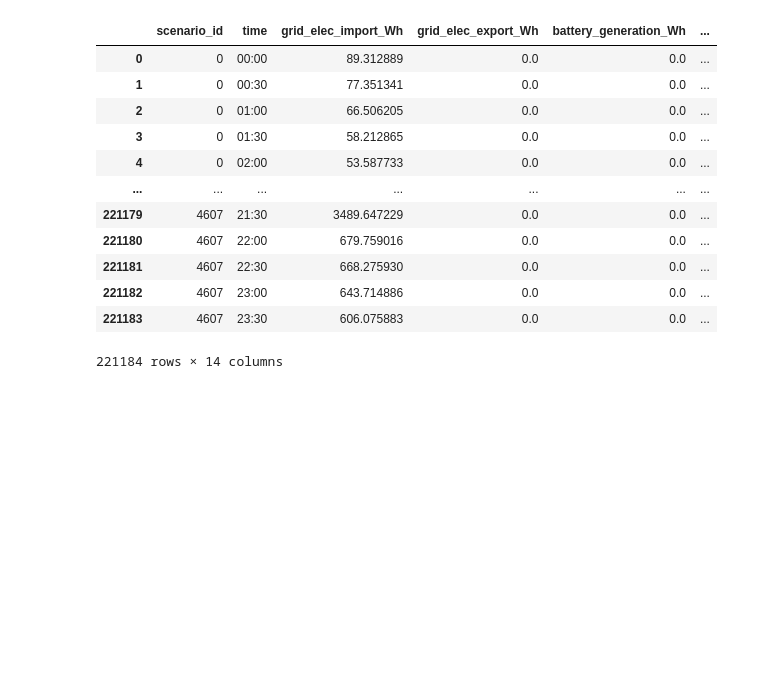
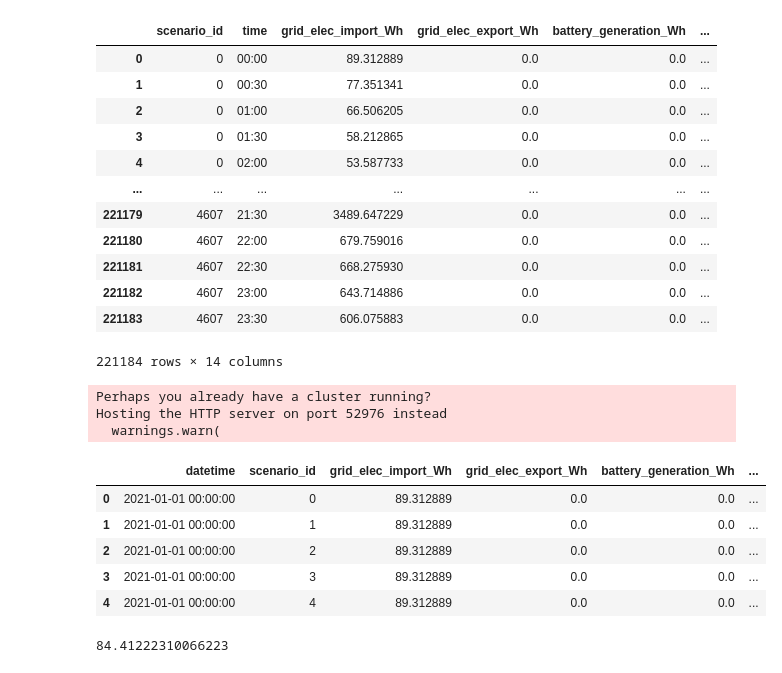
Before and after one commit to bluedotthinking/domestic-energy-bill-reduction-app, a Jupyter notebook: scenario_simulation.ipynb, the cells around one changed output. Saved outputs shown, nothing was run; the diff lists cells and outputs as text; code cells hidden in the pictures; blank space fills up the shorter version.

```diff
--- a/scenario_simulation.ipynb
+++ b/scenario_simulation.ipynb
@@ -1072,0 +1051,28 @@ typical_daily_profile.to_csv('typical_demand_profile_results.csv',index=False)
+# %%
+import os
+
+import dask
+from dask.distributed import Client
+import dask.dataframe as dd
+
+client = Client(n_workers=1)
+ddf = dd.read_csv('half_hourly_outputs.csv')
+ddf.head()
+# %% [output]
+Perhaps you already have a cluster running?
+Hosting the HTTP server on port 52976 instead
+  warnings.warn(
+|  | datetime | scenario_id | grid_elec_import_Wh | grid_elec_export_Wh | battery_generation_Wh | ... |
+| 0 | 2021-01-01 00:00:00 | 0 | 89.312889 | 0.0 | 0.0 | ... |
+| 1 | 2021-01-01 00:00:00 | 1 | 89.312889 | 0.0 | 0.0 | ... |
+| 2 | 2021-01-01 00:00:00 | 2 | 89.312889 | 0.0 | 0.0 | ... |
+| 3 | 2021-01-01 00:00:00 | 3 | 89.312889 | 0.0 | 0.0 | ... |
+| 4 | 2021-01-01 00:00:00 | 4 | 89.312889 | 0.0 | 0.0 | ... |
+# %%
+import time
+
+t = time.time()
+ddf.groupby("scenario_id")['grid_elec_import_Wh'].sum().compute()
+print (time.time()-t)
+# %% [output]
+84.41222310066223
```
Also changed, not shown: parts of 2 cells of this notebook, 2 other files.
